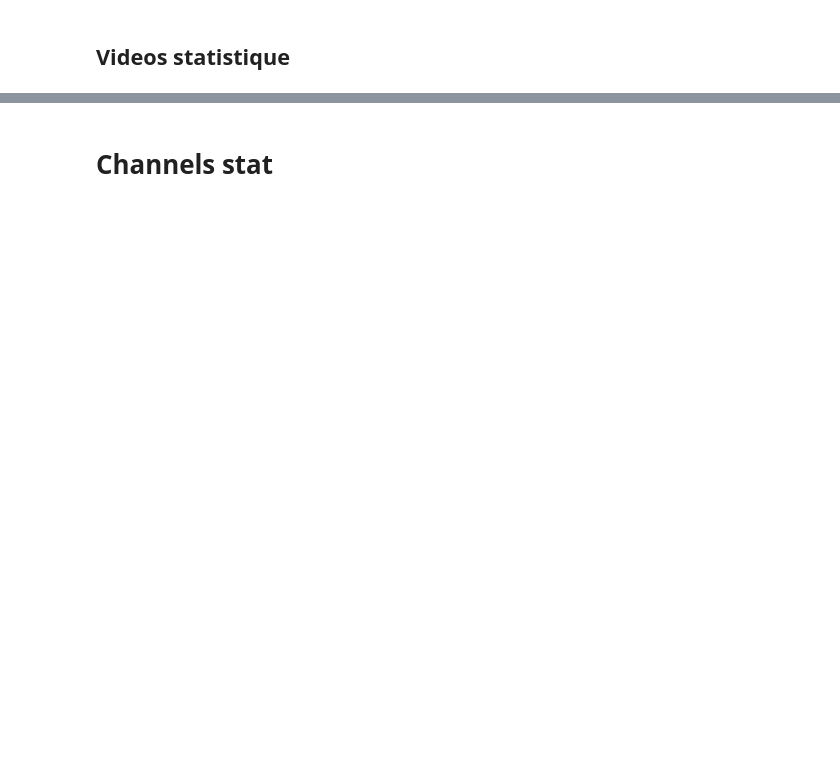
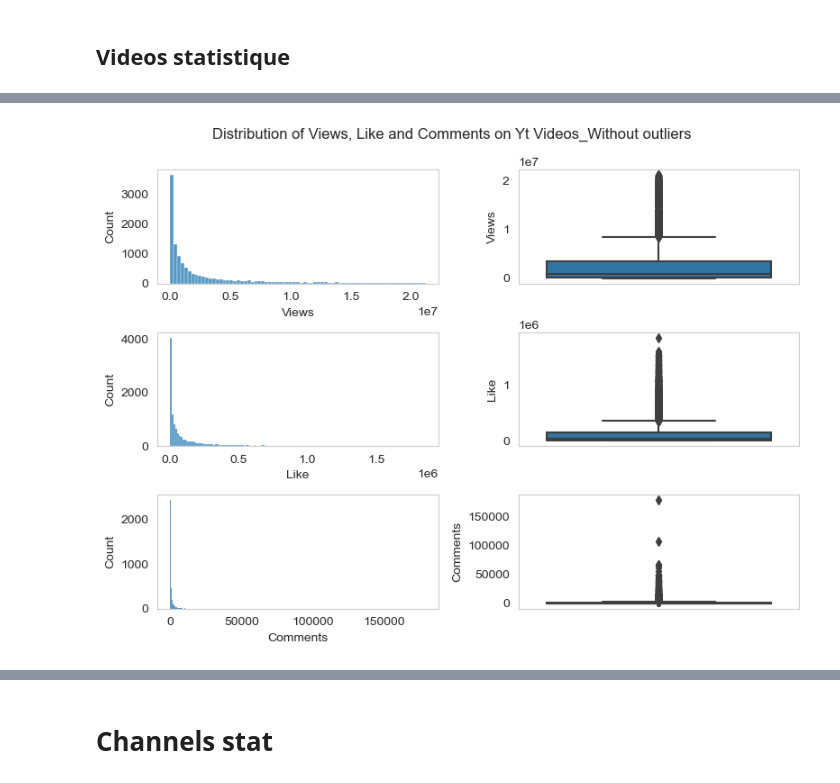
Before and after one commit to MelanieP31/PortfolioData, a Jupyter notebook: YoutubeWatch(Excel,Python,Tableau)/data_analysis.ipynb, the cells around one changed output, grey strips where cells are left out. Saved outputs shown, nothing was run; the diff lists cells and outputs as text; code cells hidden in the pictures; blank space fills up the shorter version.

```diff
--- a/YoutubeWatch(Excel,Python,Tableau)/data_analysis.ipynb
+++ b/YoutubeWatch(Excel,Python,Tableau)/data_analysis.ipynb
@@ -416,0 +472,11 @@ sns.scatterplot(data=df_video,x='Like',y='Comments')
+# %%
+def find_outliers(df):
+    q1 = df.quantile(0.25)
+    q3 = df.quantile(0.75)
+    IQR = q3-q1
+    outliers=df[((df<(q1-1.5*IQR)) | (df>(q3 + 1.5*IQR)))]
+    return outliers
+# %%
+outliers_views = pd.DataFrame(find_outliers(df_video_unique['Views']))
+# %%
+df_video_withoutOV = df_video_unique.drop(outliers_views.index)
@@ -416,0 +497,18 @@ sns.scatterplot(data=df_video,x='Like',y='Comments')
+# %%
+fig,axes = plt.subplots(nrows=3,ncols=2,figsize=(8,6))
+
+sns.histplot(data=df_video_withoutOV,x='Views',ax=axes[0][0])
+sns.boxplot(data=df_video_withoutOV,y='Views',ax=axes[0][1])
+
+sns.histplot(data=df_video_withoutOV,x='Like',ax=axes[1][0])
+sns.boxplot(data=df_video_withoutOV,y='Like',ax=axes[1][1])
+
+sns.histplot(data=df_video_withoutOV,x='Comments',ax=axes[2][0])
+sns.boxplot(data=df_video_withoutOV,y='Comments',ax=axes[2][1])
+
+fig.suptitle("Distribution of Views, Like and Comments on Yt Videos_Without outliers")
+plt.tight_layout()
+
+fig.savefig('Distrib_VLC_withoutOut.png')
+# %% [output]
+[figure, added]
```
Also changed, not shown: parts of 57 cells of this notebook.
